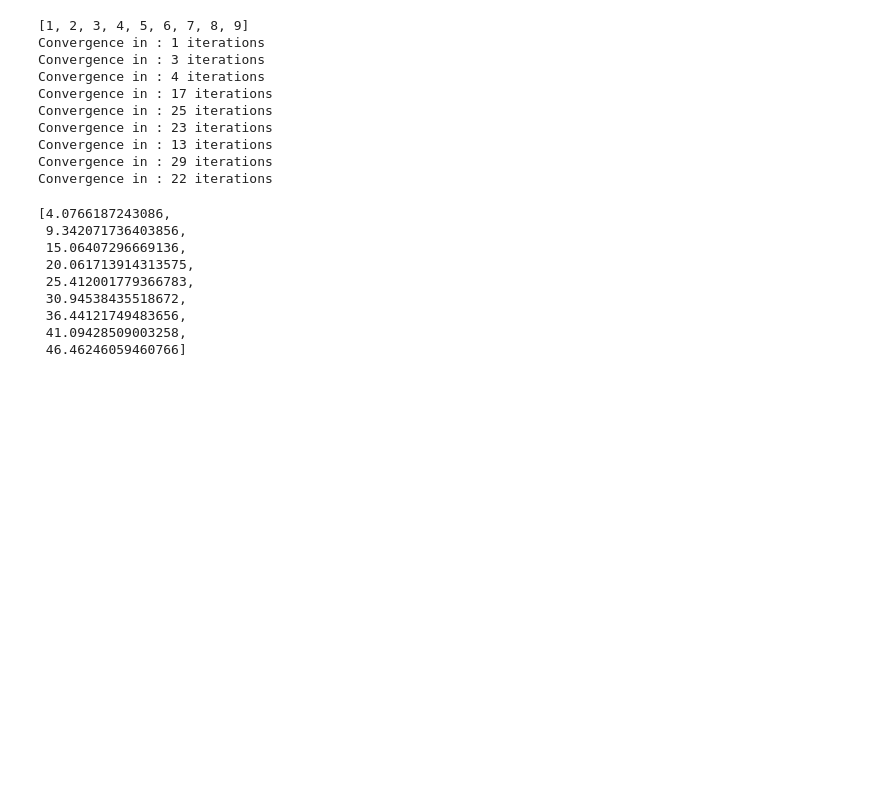
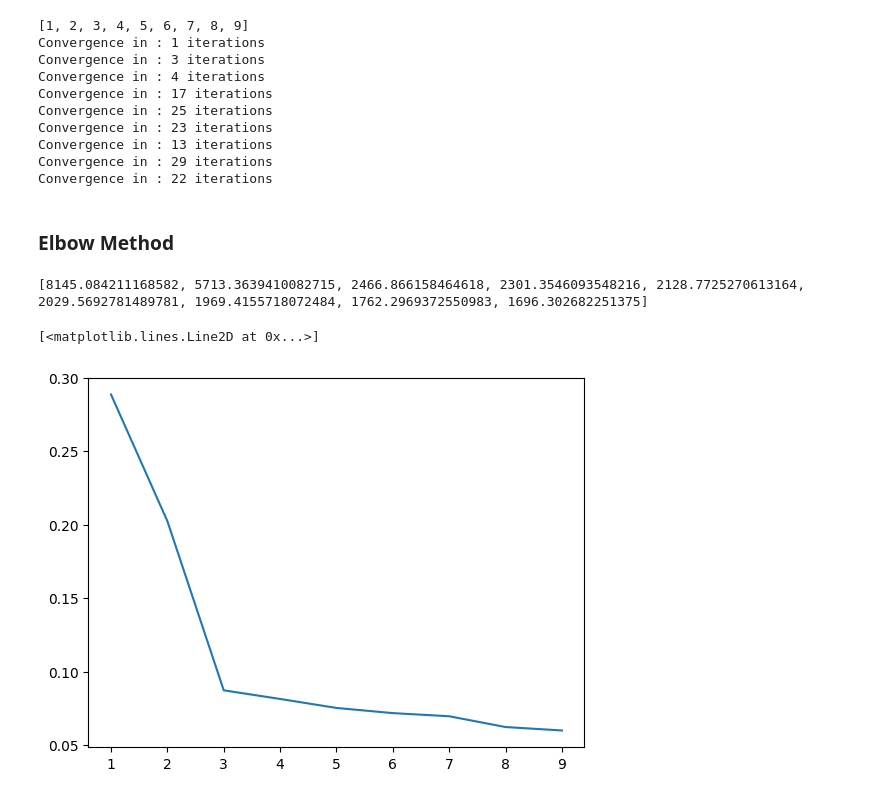
Before and after one commit to Nailsonseat/Machine-Learning, a Jupyter notebook: K-means.ipynb, the cells around one changed output. Cells and saved outputs as stored; diff of their text form; code cells hidden in the pictures; blank space fills up the shorter version.

Commit message:
Elboe method fixed in k means

```diff
--- a/K-means.ipynb
+++ b/K-means.ipynb
@@ -49,8 +49,9 @@ def reCluster(X,centers,k,plot=True):
     for i in X:
         distance=[np.linalg.norm(x-i) for x in centers]
         clusters=np.append(clusters,np.argmin(distance))
-    for x in centers:
-        averageClusterDistance.append(np.mean([np.linalg.norm(x-t) for t in X]))
+    for j in range(k):
+        X_batch=X[clusters==j]
+        averageClusterDistance.append(np.sum([np.linalg.norm(centers[j]-t) for t in X_batch]))
     if plot:
         plt.figure()
         plt.scatter(X[:,0],X[:,1],c=clusters)
@@ -110,15 +111,13 @@ Convergence in : 23 iterations
 Convergence in : 13 iterations
 Convergence in : 29 iterations
 Convergence in : 22 iterations
-# %%
-sumOfDistnces
-# %% [output]
-[4.0766187243086,
- 9.342071736403856,
- 15.06407296669136,
- 20.061713914313575,
- 25.412001779366783,
- 30.94538435518672,
- 36.44121749483656,
- 41.09428509003258,
- 46.46246059460766]
+# %% [markdown]
+### Elbow Method
+# %%
+print(sumOfDistnces)
+sumOfDistnces/=sum(sumOfDistnces)
+plt.plot(k,sumOfDistnces)
+# %% [output]
+[8145.084211168582, 5713.3639410082715, 2466.866158464618, 2301.3546093548216, 2128.7725270613164, 2029.5692781489781, 1969.4155718072484, 1762.2969372550983, 1696.302682251375]
+[<matplotlib.lines.Line2D at 0x...>]
+[figure, added]
```
Also changed, not shown: 1 other file.
